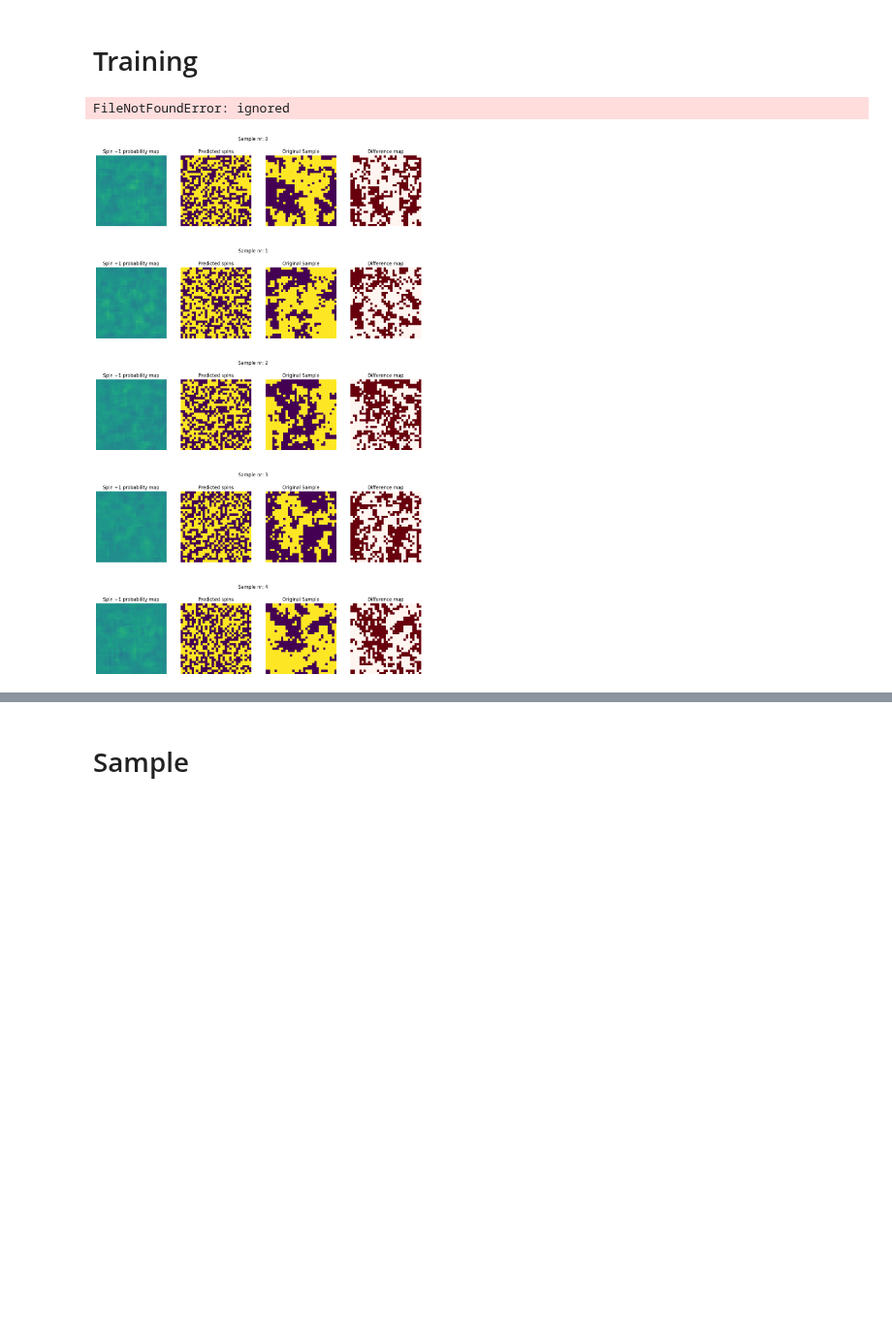
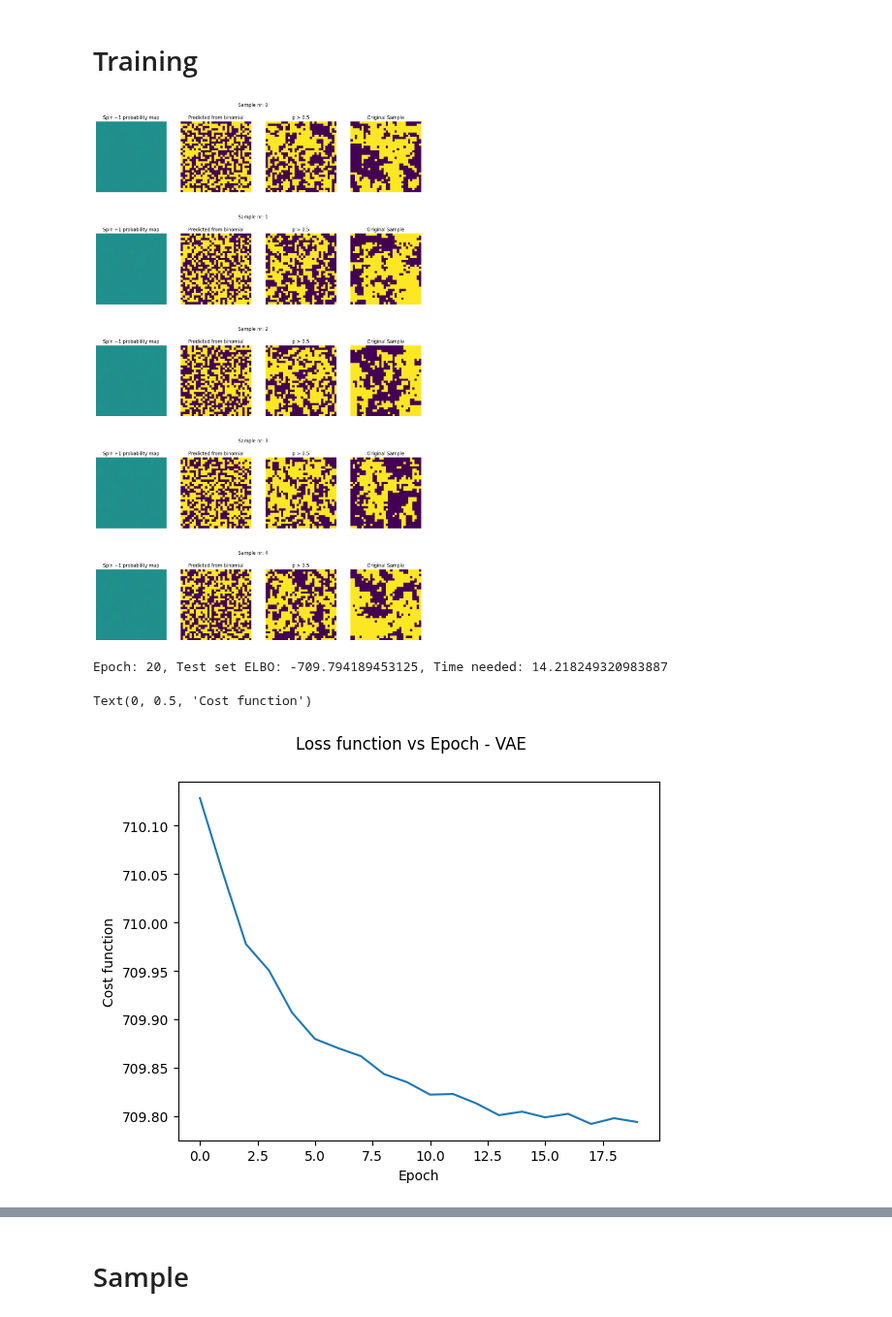
Before and after one commit to pSzyc/Ising, a Jupyter notebook: Model/VAE/VAE_colab.ipynb, the cells around one changed output, grey strips where cells are left out. Shown at 97% size. Saved outputs shown, nothing was run; the diff lists cells and outputs as text; code cells hidden in the pictures; blank space fills up the shorter version.

Commit message:
colab error

```diff
--- a/Model/VAE/VAE_colab.ipynb
+++ b/Model/VAE/VAE_colab.ipynb
@@ -30,6 +40,8 @@ Drive already mounted at /content/drive; to attempt to forcibly remount, call dr
 # %%
-trainset_path = f"{data_path}/trainset.tfrecord"
-testset_path =  f"{data_path}/testset.tfrecord"
-batch_size = 120
-train_set = dataset_tfrecord_pipeline(trainset_path, flatten=False, batch_size=batch_size)
-test_set = dataset_tfrecord_pipeline(testset_path, flatten=False, batch_size=batch_size)
+#from input_pipeline import dataset_tfrecord_pipeline
+#
+#trainset_path = f"{data_path}/trainset.tfrecord"
+#testset_path =  f"{data_path}/testset.tfrecord"
+#batch_size = 120
+#train_set = dataset_tfrecord_pipeline(trainset_path, flatten=False, batch_size=batch_size)
+#test_set = dataset_tfrecord_pipeline(testset_path, flatten=False, batch_size=batch_size)
@@ -42,40 +51,42 @@ Getting data from drive/MyDrive/Licencjat//testset.tfrecord
 class VAE(tf.keras.Model):
   """Variational autoencoder."""
 
-  def __init__(self, latent_dim, kernel_size = 3):
+  def __init__(self, latent_dim, kernel_size = 3, lattice_size = 32):
     super(VAE, self).__init__()
     self.latent_dim = latent_dim
+    #self.decode_size = int(lattice_size / 4)
     self.encoder = tf.keras.Sequential(
         [
-          tf.keras.layers.Conv2D(32, kernel_size, activation='relu', padding="same", input_shape=(32, 32, 1)),
+          tf.keras.layers.Conv2D(32, (kernel_size, kernel_size), activation='relu', padding="same", input_shape=(32, 32, 1)),
           tf.keras.layers.BatchNormalization(),
           tf.keras.layers.MaxPooling2D((2, 2)),
           tf.keras.layers.Dropout(0.5),
-          tf.keras.layers.Conv2D(64, kernel_size, padding="same", activation='relu'),
+          tf.keras.layers.Conv2D(64, (kernel_size, kernel_size), padding="same", activation='relu'),
           tf.keras.layers.BatchNormalization(),
           tf.keras.layers.MaxPooling2D((2, 2)),
           tf.keras.layers.Dropout(0.5),
-          tf.keras.layers.Conv2D(64, kernel_size, padding="same", activation='relu'),
+          tf.keras.layers.Conv2D(64, (kernel_size, kernel_size), padding="same", activation='relu'),
           tf.keras.layers.BatchNormalization(),
           tf.keras.layers.Dropout(0.5),
           tf.keras.layers.Flatten(),
           tf.keras.layers.Dense(latent_dim + latent_dim)
-        ]
-    )
+          ]
+     )
 
     self.decoder = tf.keras.Sequential(
         [
           tf.keras.layers.InputLayer(input_shape=(latent_dim,)),
           tf.keras.layers.Dense(units=8*8*32, activation=tf.nn.relu),
           tf.keras.layers.Reshape(target_shape=(8, 8, 32)),
-          tf.keras.layers.Conv2DTranspose(64, kernel_size, padding="same",activation='relu'),
+          tf.keras.layers.Conv2DTranspose(filters=64,kernel_size=kernel_size, strides=(1, 1),padding="SAME",activation='relu'),
           tf.keras.layers.UpSampling2D(size=(2, 2)),
-          tf.keras.layers.Conv2DTranspose(64, kernel_size, padding="same",activation='relu'),
+          tf.keras.layers.Conv2DTranspose(filters=64,kernel_size=kernel_size, strides=(1, 1),padding="SAME",activation='relu'),
           tf.keras.layers.UpSampling2D(size=(2, 2)),
-          tf.keras.layers.Conv2DTranspose(32, kernel_size, padding="same",activation='relu'),
-          tf.keras.layers.Conv2DTranspose(1, kernel_size,  padding="same"),
+          tf.keras.layers.Conv2DTranspose(filters=32,kernel_size=kernel_size, strides=(1, 1),padding="SAME",activation='relu'),
+          tf.keras.layers.Conv2DTranspose(filters=1, kernel_size=kernel_size, strides=(1, 1), padding="SAME"),
         ]
     )
+
 
   @tf.function
   def sample(self, eps=None):
@@ -130,15 +141,15 @@ def train_step(model, x, optimizer):
 # %% [markdown]
 # Training
 # %%
-optimizer = tf.keras.optimizers.Adam(1e-4)
-epochs = 70
-latent_dim = 400
+optimizer = tf.keras.optimizers.Adam(1e-5)
+epochs = 20
+latent_dim = 200
 
 num_examples_to_generate = 5
 random_vector_for_generation = tf.random.normal(
     shape=[num_examples_to_generate, latent_dim])
 
-model = VAE(latent_dim)
+model = VAE(latent_dim, lattice_size = 64)
 # %%
 #try:
 #  model(np.zeros( (1, 64 , 64)))
@@ -193,9 +204,9 @@ from time import time
 from queue import Queue
 
 loss_monitor = 3 * [False]
+generate_and_save_images(model, 0, test_sample)
 
 loss_list = []
-generate_and_save_images(model, 0, test_sample)
 
 for epoch in range(1, epochs + 1):
   time_start = time()
@@ -220,13 +231,15 @@ for epoch in range(1, epochs + 1):
   elapsed = time() - time_start
   print(f'Epoch: {epoch}, Test set ELBO: {elbo}, Time needed: {elapsed}')
 # %% [output]
+[figure, new version]
-FileNotFoundError: ignored
+Epoch: 20, Test set ELBO: -709.794189453125, Time needed: 14.218249320983887
-[figure, old version]
 # %%
 plt.suptitle("Loss function vs Epoch - VAE")
 plt.plot(loss_list)
 plt.xlabel("Epoch")
-plt.xscale("log")
 plt.ylabel("Cost function")
+# %% [output]
+Text(0, 0.5, 'Cost function')
+[figure, added]
 # %%
 model.save_weights(f'{data_path}/Model/vae.h5',save_format='h5')
```
Also changed, not shown: parts of 5 cells of this notebook, 1 other file.
